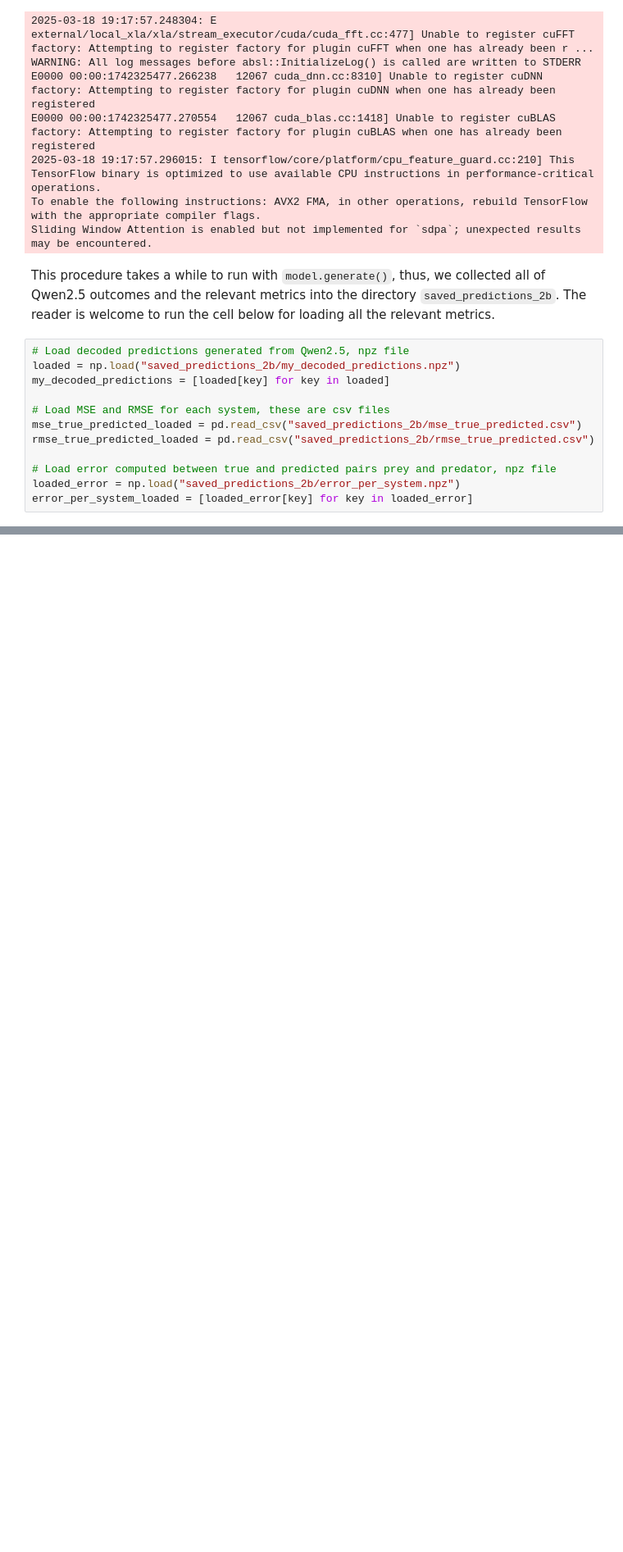
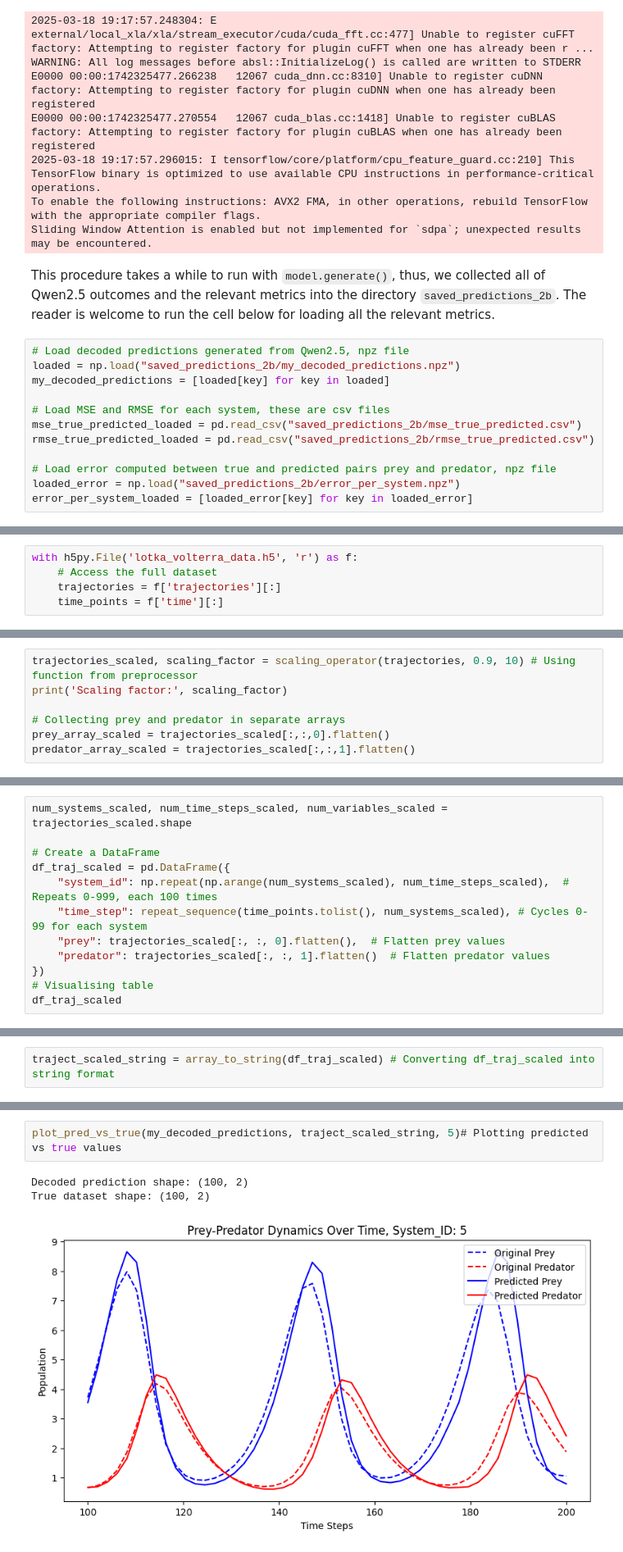
Before and after one commit to MatteoMancini01/M2_Cw, a Jupyter notebook: Baseline_2.ipynb, the cells around one changed output, grey strips where cells are left out. Shown at 82% size. Drawn from its saved outputs; the diff is of its cells as text; blank space fills up the shorter version.

```diff
--- a/Baseline_2.ipynb
+++ b/Baseline_2.ipynb
@@ -60,0 +65,5 @@ error_per_system_loaded = [loaded_error[key] for key in loaded_error]
+# %%
+with h5py.File('lotka_volterra_data.h5', 'r') as f:
+    # Access the full dataset
+    trajectories = f['trajectories'][:]
+    time_points = f['time'][:]
@@ -60,0 +146,7 @@ error_per_system_loaded = [loaded_error[key] for key in loaded_error]
+# %%
+trajectories_scaled, scaling_factor = scaling_operator(trajectories, 0.9, 10) # Using function from preprocessor
+print('Scaling factor:', scaling_factor)
+
+# Collecting prey and predator in separate arrays
+prey_array_scaled = trajectories_scaled[:,:,0].flatten()
+predator_array_scaled = trajectories_scaled[:,:,1].flatten()
@@ -60,0 +157,12 @@ error_per_system_loaded = [loaded_error[key] for key in loaded_error]
+# %%
+num_systems_scaled, num_time_steps_scaled, num_variables_scaled = trajectories_scaled.shape
+
+# Create a DataFrame
+df_traj_scaled = pd.DataFrame({
+    "system_id": np.repeat(np.arange(num_systems_scaled), num_time_steps_scaled),  # Repeats 0-999, each 100 times
+    "time_step": repeat_sequence(time_points.tolist(), num_systems_scaled), # Cycles 0-99 for each system
+    "prey": trajectories_scaled[:, :, 0].flatten(),  # Flatten prey values
+    "predator": trajectories_scaled[:, :, 1].flatten()  # Flatten predator values
+})
+# Visualising table
+df_traj_scaled
@@ -60,0 +285,2 @@ error_per_system_loaded = [loaded_error[key] for key in loaded_error]
+# %%
+traject_scaled_string = array_to_string(df_traj_scaled) # Converting df_traj_scaled into string format
@@ -60,0 +626,6 @@ error_per_system_loaded = [loaded_error[key] for key in loaded_error]
+# %%
+plot_pred_vs_true(my_decoded_predictions, traject_scaled_string, 5)# Plotting predicted vs true values
+# %% [output]
+Decoded prediction shape: (100, 2)
+True dataset shape: (100, 2)
+[figure, added]
```
Also changed, not shown: parts of 82 cells of this notebook.
